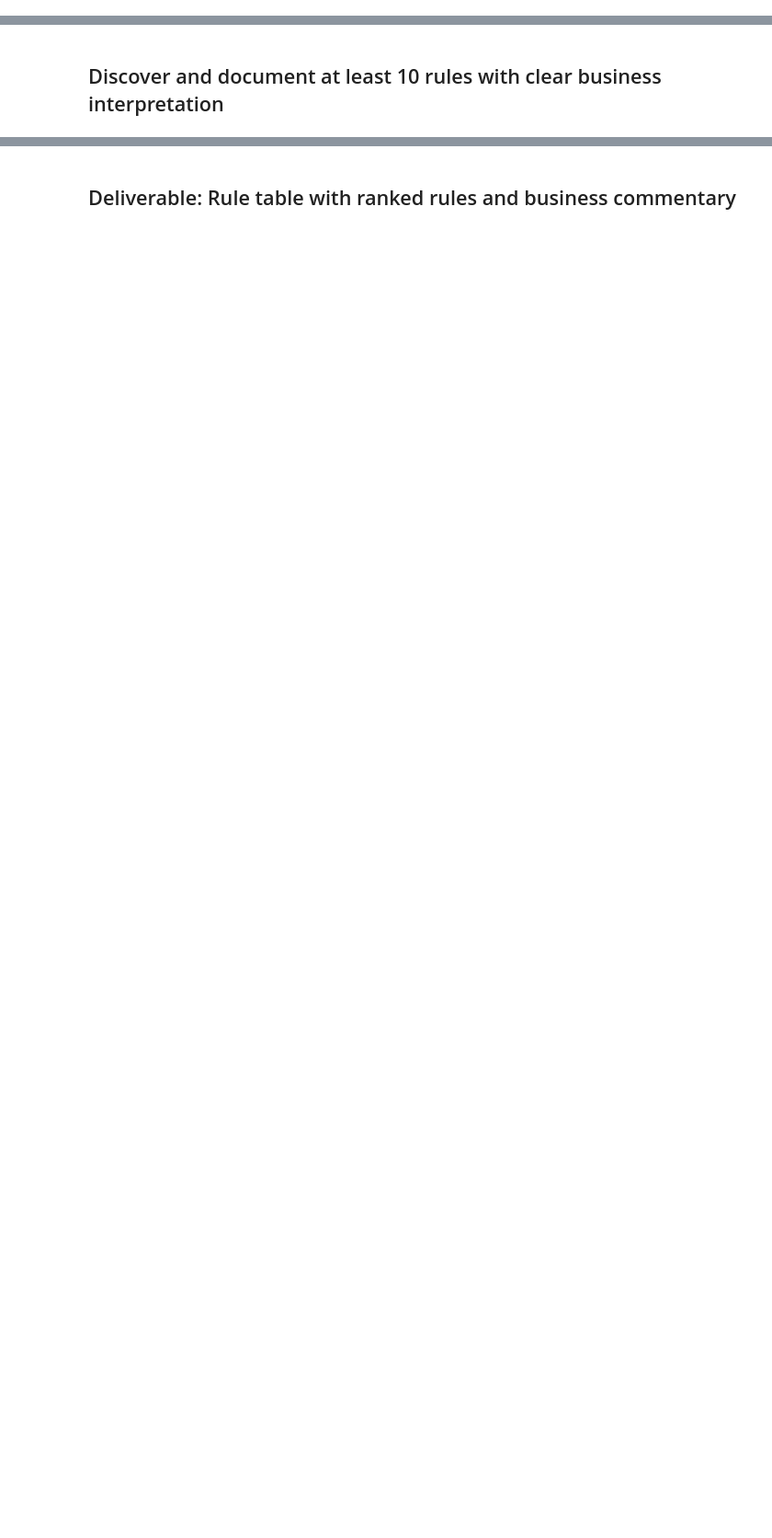
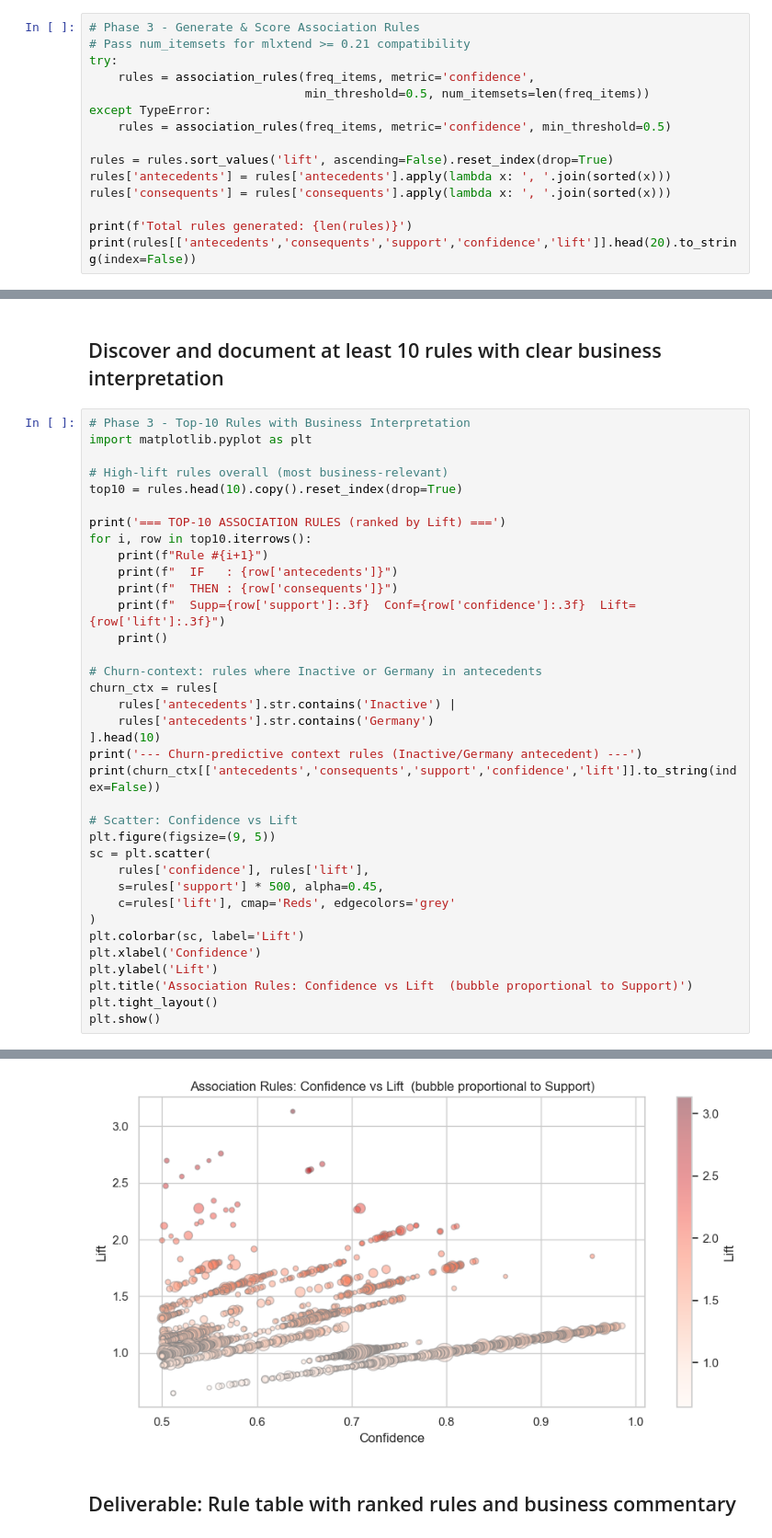
Before and after one commit to Kelompok4-PPTI20/data-mining, a Jupyter notebook: notebooks/notebook.ipynb, the cells around one changed output, grey strips where cells are left out. Shown at 92% size. Saved outputs shown, nothing was run; the diff lists cells and outputs as text; blank space fills up the shorter version.

```diff
--- a/notebooks/notebook.ipynb
+++ b/notebooks/notebook.ipynb
@@ -413,2 +750,17 @@ Cleaned dataset saved successfully to '../data/processed/churn_clean.csv'.
 # %% [markdown]
 ## Generate association rules and compute Support, Confidence, and Lift for each
+# %%
+# Phase 3 - Generate & Score Association Rules
+# Pass num_itemsets for mlxtend >= 0.21 compatibility
+try:
+    rules = association_rules(freq_items, metric='confidence',
+                              min_threshold=0.5, num_itemsets=len(freq_items))
+except TypeError:
+    rules = association_rules(freq_items, metric='confidence', min_threshold=0.5)
+
+rules = rules.sort_values('lift', ascending=False).reset_index(drop=True)
+rules['antecedents'] = rules['antecedents'].apply(lambda x: ', '.join(sorted(x)))
+rules['consequents'] = rules['consequents'].apply(lambda x: ', '.join(sorted(x)))
+
+print(f'Total rules generated: {len(rules)}')
+print(rules[['antecedents','consequents','support','confidence','lift']].head(20).to_string(index=False))
@@ -417,2 +827,39 @@ Cleaned dataset saved successfully to '../data/processed/churn_clean.csv'.
 # %% [markdown]
 ## Discover and document at least 10 rules with clear business interpretation
+# %%
+# Phase 3 - Top-10 Rules with Business Interpretation
+import matplotlib.pyplot as plt
+
+# High-lift rules overall (most business-relevant)
+top10 = rules.head(10).copy().reset_index(drop=True)
+
+print('=== TOP-10 ASSOCIATION RULES (ranked by Lift) ===')
+for i, row in top10.iterrows():
+    print(f"Rule #{i+1}")
+    print(f"  IF   : {row['antecedents']}")
+    print(f"  THEN : {row['consequents']}")
+    print(f"  Supp={row['support']:.3f}  Conf={row['confidence']:.3f}  Lift={row['lift']:.3f}")
+    print()
+
+# Churn-context: rules where Inactive or Germany in antecedents
+churn_ctx = rules[
+    rules['antecedents'].str.contains('Inactive') |
+    rules['antecedents'].str.contains('Germany')
+].head(10)
+print('--- Churn-predictive context rules (Inactive/Germany antecedent) ---')
+print(churn_ctx[['antecedents','consequents','support','confidence','lift']].to_string(index=False))
+
+# Scatter: Confidence vs Lift
+plt.figure(figsize=(9, 5))
+sc = plt.scatter(
+    rules['confidence'], rules['lift'],
+    s=rules['support'] * 500, alpha=0.45,
+    c=rules['lift'], cmap='Reds', edgecolors='grey'
+)
+plt.colorbar(sc, label='Lift')
+plt.xlabel('Confidence')
+plt.ylabel('Lift')
+plt.title('Association Rules: Confidence vs Lift  (bubble proportional to Support)')
+plt.tight_layout()
+plt.show()
+# %% [output]
@@ -419,2 +883,3 @@ Cleaned dataset saved successfully to '../data/processed/churn_clean.csv'.
+[figure, added]
 # %% [markdown]
 ## Deliverable: Rule table with ranked rules and business commentary
```
Also changed, not shown: parts of 17 cells of this notebook, 5 other files.
